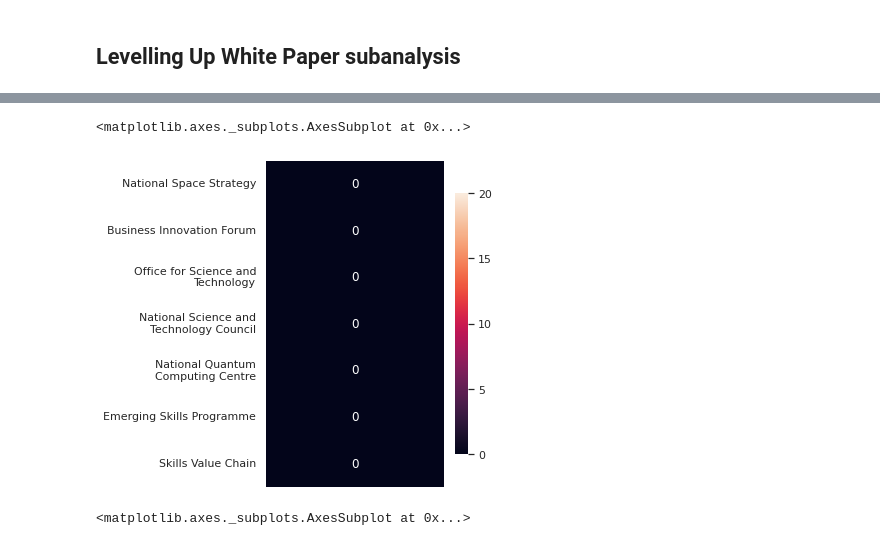
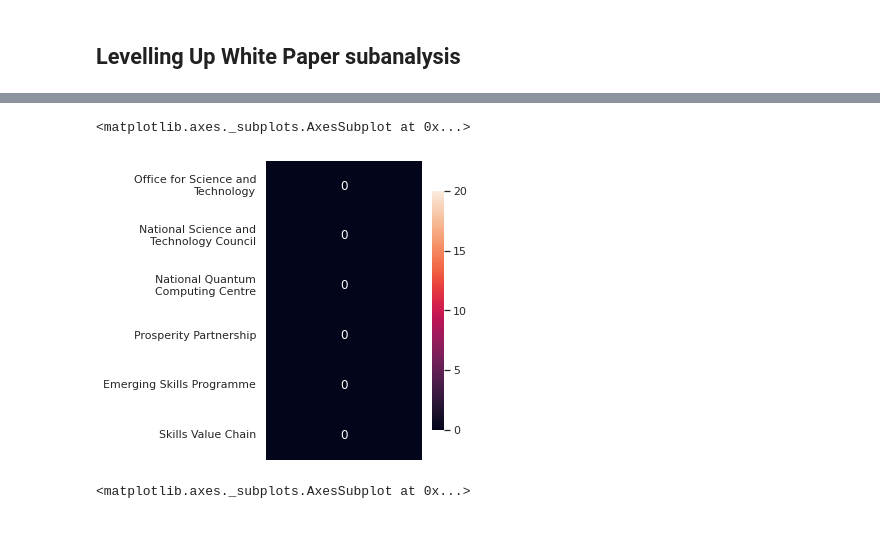
Before and after one commit to adammuhtar/economic-strategy-text-mining, a Jupyter notebook: uk_economic_strategy_text_mining_analysis.ipynb, the cells around one changed output, grey strips where cells are left out. Saved outputs shown, nothing was run; the diff lists cells and outputs as text; code cells hidden in the pictures.

```diff
--- a/uk_economic_strategy_text_mining_analysis.ipynb
+++ b/uk_economic_strategy_text_mining_analysis.ipynb
@@ -114,7 +115,8 @@ search_terms = ["business, energy and industrial strategy",     # Industrial Str
                 "towns fund", "high street fund", "strength in places fund", " sipf", "(sipf)",
                 "connecting capability fund", "prosperity partnership",
                 "help to grow", "kickstart scheme", "kickstart job",
-                "national home building fund", "brownfield fund", "freeports",
+                "national home building fund",  "freeports", "brownfield fund",
+                "brownfield land release fund", "blrf", "(blrf)",
                 "carbon capture usage and storage", "ccus infrastructure fund",
                 " ccus", "(ccus)", "ccus fund", "low carbon hydrogen fund",
                 "hydrogen fund", "green recovery challenge fund",
@@ -267,6 +269,10 @@ def freq_count(doc_list, terms):
             df_count = df_count.rename(columns = {"project gigabit": "project gigabit_OLD"})
             df_count["Project Gigabit"] = df_count[["project gigabit_OLD",
                                                     "gigabit programme"]].sum(axis = 1)
+        elif i == "brownfield fund" or i == "brownfield land release fund":
+            df_count = df_count.rename(columns = {"brownfield fund": "brownfield fund_OLD"})
+            df_count["Brownfield Fund"] = df_count[["brownfield fund_OLD", "blrf",
+                                                    "brownfield land release fund"]].sum(axis = 1) - df_count["(blrf)"]
         elif i == "action plan on standards":
             df_count = df_count.rename(columns = {"action plan on standards":"action plan on standards_OLD"})
             for i in range(0, len(doc_list)):
@@ -770,7 +775,7 @@ luwp_pfg = luwp_pfg.sort_values(by = "Weighted Average Citation",
 #@title LUWP - Innovation Strategy dataframe
 luwp_innovstrat = luwp.loc[["Innovation Strategy", "Innovation Mission",
                             "Strength In Places Fund", "Help To Grow",
-                            "Emerging Skills Programme",
+                            "Emerging Skills Programme", "Prosperity Partnership",
                             "National Quantum Computing Centre",
                             "National Science And Technology Council",
                             "Office For Science And Technology",
@@ -985,29 +989,30 @@ heatmap
 # %%
 #@title Heatmap of LUWP - Innovation Strategy terms II
 # Set the width and height of the figure
-plt.figure(figsize = (4, 6))
+plt.figure(figsize = (3.5, 5.5))
 
 # Generate a color palette with Seaborn.color_palette()
 pal = sns.color_palette("rocket", as_cmap = True)
 
 # Heatmap
 sns.set(font_scale = 1)
-heatmap = sns.heatmap(luwp_innovstrat.iloc[14:, 0:1],
+heatmap = sns.heatmap(luwp_innovstrat.iloc[(2 * (math.ceil(len(luwp_innovstrat)/3))):,
+                                           0:1],
                       annot = True,
                       vmin = 0,
                       vmax = 20,
                       cmap = pal,
                       cbar = True,
                       cbar_kws = dict(shrink = .8, ticks = range(0, 21, 5)),
                       yticklabels = True,
                       xticklabels = False,
                       fmt = "g")
 wrap_xlabels(heatmap, 15)
 wrap_ylabels(heatmap, 25)
 heatmap
 # %% [output]
 <matplotlib.axes._subplots.AxesSubplot at 0x...>
-[figure, old version]
+[figure, new version]
 # %%
 #@title Heatmap of LUWP - 2017 Industrial Strategy terms I
 # Set the width and height of the figure
```
Also changed, not shown: parts of 19 cells of this notebook.
